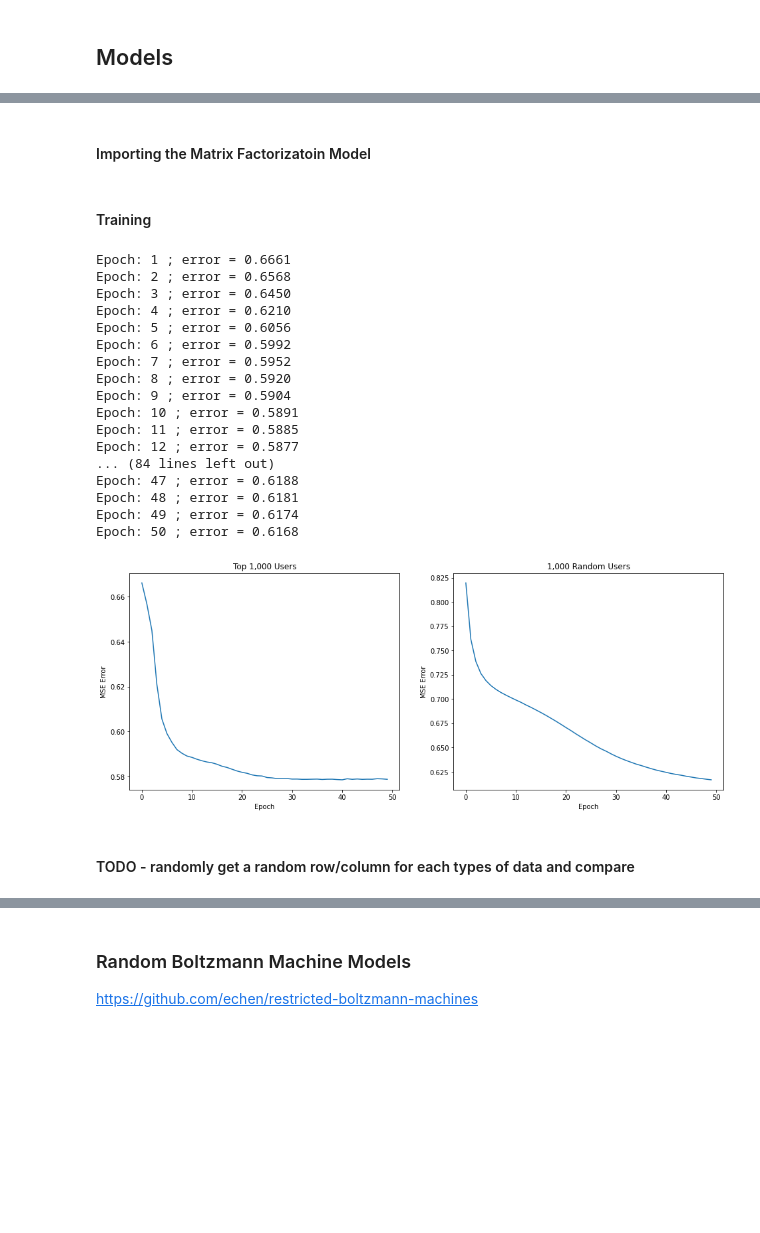
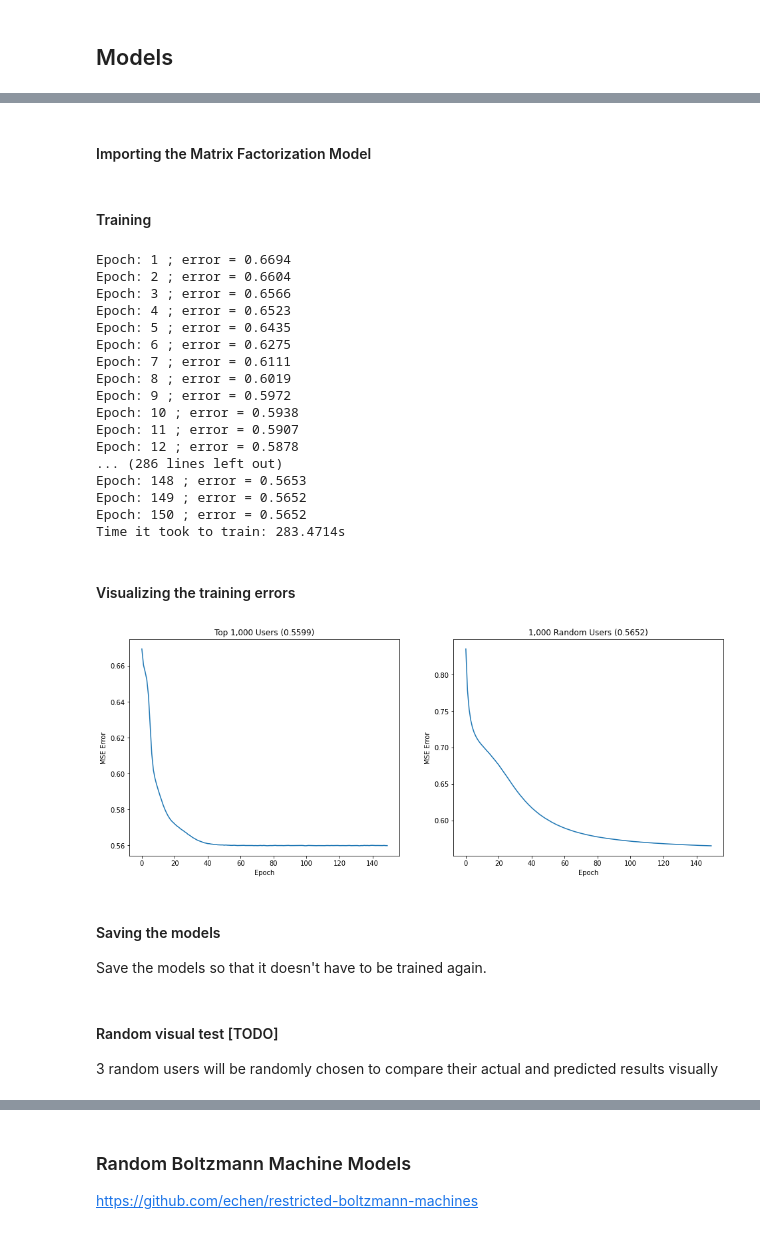
Before and after one commit to cc-visionary/Application-of-MF-and-RBM, a Jupyter notebook: Initial Experiments.ipynb, the cells around one changed output, grey strips where cells are left out. Cells and saved outputs as stored; diff of their text form; code cells hidden in the pictures; blank space fills up the shorter version.

```diff
--- a/Initial Experiments.ipynb
+++ b/Initial Experiments.ipynb
@@ -25,7 +27,7 @@ from mse import mse
 # %% [markdown]
 ## Importing the Datasets
 # %%
-movies = pd.read_csv('./movie.csv')
+movies = pd.read_csv('./input/movie.csv')
 movies.head()
 # %% [output]
 |  | movieId | title | genres |
@@ -35,7 +37,7 @@ movies.head()
 | 3 | 4 | Waiting to Exhale (1995) | Comedy|Drama|Romance |
 | 4 | 5 | Father of the Bride Part II (1995) | Comedy |
 # %%
-ratings = pd.read_csv('./rating.csv')
+ratings = pd.read_csv('./input/rating.csv')
 ratings.head()
 # %% [output]
 |  | userId | movieId | rating | timestamp |
@@ -237,58 +239,69 @@ for i, um in enumerate(utility_matrices):
 # %% [markdown]
-#### Importing the Matrix Factorizatoin Model
+#### Importing the Matrix Factorization Model
 # %%
 from matrix_factorization import MF
 # %% [markdown]
 #### Training
 # %%
 training_results = []
-predictions = []
+mf_models = []
 
 for i in range(len(utility_matrices)):
     # Initialize the Matrix Factorization model
-    mf = MF(utility_matrices[i], 2, alpha=0.008, beta=0.002, iterations=50)
+    mf = MF(utility_matrices[i], 3, alpha=0.005, beta=0.002, iterations=150)
+
+    start = time.perf_counter()
 
     # Trains the model
     training_result = mf.train()
 
-    # Stores the final full matrix
-    predictions.append(mf.full_matrix())
+    end = time.perf_counter()
+
+    print('Time it took to train: %.4fs' % (end - start))
+
+    # Stores the model
+    mf_models.append(mf)
 
     # Stores the results
     training_results.append(training_result)
 # %% [output]
-Epoch: 1 ; error = 0.6661
-Epoch: 2 ; error = 0.6568
-Epoch: 3 ; error = 0.6450
-Epoch: 4 ; error = 0.6210
-Epoch: 5 ; error = 0.6056
-Epoch: 6 ; error = 0.5992
-Epoch: 7 ; error = 0.5952
-Epoch: 8 ; error = 0.5920
-Epoch: 9 ; error = 0.5904
-Epoch: 10 ; error = 0.5891
-Epoch: 11 ; error = 0.5885
-Epoch: 12 ; error = 0.5877
-... (84 lines left out)
-Epoch: 47 ; error = 0.6188
-Epoch: 48 ; error = 0.6181
-Epoch: 49 ; error = 0.6174
-Epoch: 50 ; error = 0.6168
+Epoch: 1 ; error = 0.6694
+Epoch: 2 ; error = 0.6604
+Epoch: 3 ; error = 0.6566
+Epoch: 4 ; error = 0.6523
+Epoch: 5 ; error = 0.6435
+Epoch: 6 ; error = 0.6275
+Epoch: 7 ; error = 0.6111
+Epoch: 8 ; error = 0.6019
+Epoch: 9 ; error = 0.5972
+Epoch: 10 ; error = 0.5938
+Epoch: 11 ; error = 0.5907
+Epoch: 12 ; error = 0.5878
+... (286 lines left out)
+Epoch: 148 ; error = 0.5653
+Epoch: 149 ; error = 0.5652
+Epoch: 150 ; error = 0.5652
+Time it took to train: 283.4714s
+# %% [markdown]
+#### Visualizing the training errors
 # %%
 fig = plt.figure(figsize=(16, 6))
 titles = ['Top 1,000 Users', '1,000 Random Users']
 
 row = 1
 col = 2
 
 for i in range(len(utility_matrices)):
     # Adds a subplot at the 1st position
     fig.add_subplot(row, col, i + 1)
     pd.Series(training_results[i]).plot(logy=False)
     plt.xlabel("Epoch")
     plt.ylabel("MSE Error")
-    plt.title(titles[i])
+    plt.title(titles[i] + (' (%.4f)' % (training_results[i][-1])))
 
 plt.show()
 # %% [output]
-[figure, old version]
+[figure, new version]
+# %% [markdown]
+#### Saving the models
+Save the models so that it doesn't have to be trained again.
@@ -295,2 +320,3 @@ plt.show()
 # %% [markdown]
-#### TODO - randomly get a random row/column for each types of data and compare
+#### Random visual test [TODO]
+3 random users will be randomly chosen to compare their actual and predicted results visually
```
Also changed, not shown: parts of 16 cells of this notebook, 11 other files.
